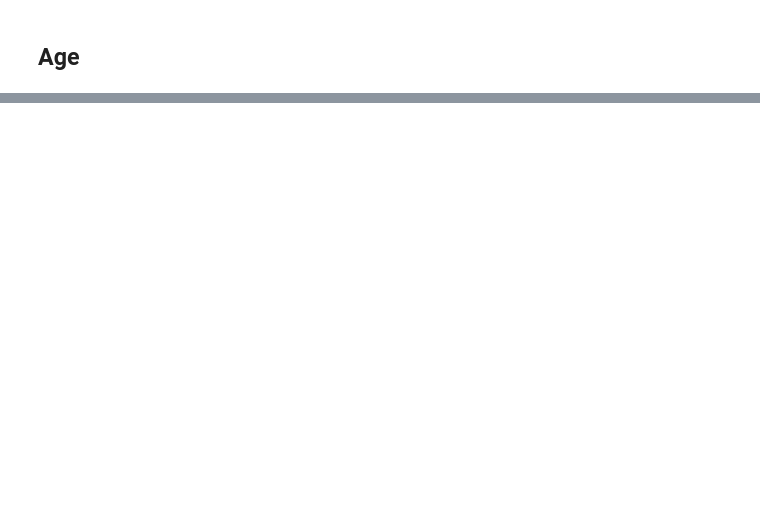
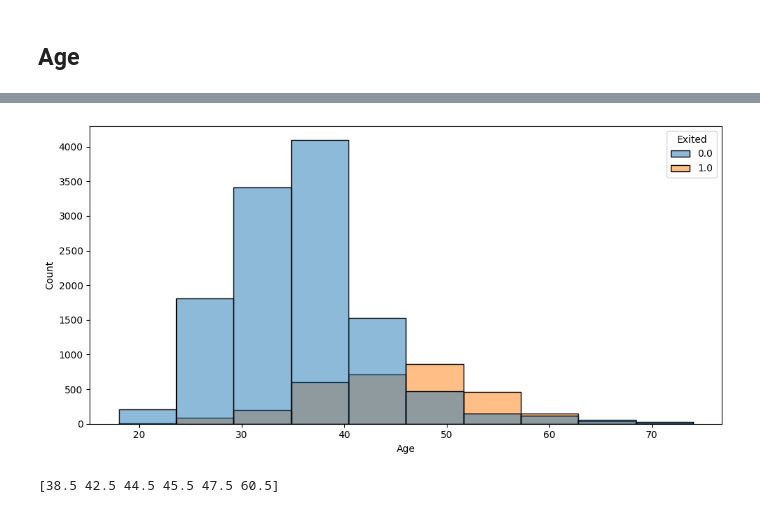
Before and after one commit to gavrilovAlikhan/ML-Practice, a Jupyter notebook: Bank Churn (MLinside)/bank_churn.ipynb, the cells around one changed output, grey strips where cells are left out. Saved outputs shown, nothing was run; the diff lists cells and outputs as text; code cells hidden in the pictures; blank space fills up the shorter version.

```diff
--- a/Bank Churn (MLinside)/bank_churn.ipynb
+++ b/Bank Churn (MLinside)/bank_churn.ipynb
@@ -172,11 +328,13 @@ ax = sns.countplot(
 # %%
-plt.figure(figsize=(10,8))
+plt.figure(figsize=(10,5))
 sns.histplot(
     data=train_df,
     x="Age",
     hue='Exited',
-    bins=60,
-    multiple='fill',
+    bins=10,
+    # multiple='fill',
 )
-plt.xticks(np.arange(18,75))
+# plt.xticks(np.arange(18,75))
 plt.tight_layout()
+# %% [output]
+[figure, added]
@@ -252,0 +341,14 @@ plt.show()
+# %%
+from sklearn.tree import DecisionTreeClassifier
+import numpy as np
+
+tree = DecisionTreeClassifier(max_leaf_nodes=7, min_samples_leaf=100, random_state=0)
+tree.fit(train_df[['Age']], train_df['Exited'])
+
+cuts = np.sort(tree.tree_.threshold[tree.tree_.threshold != -2])
+print(cuts)   # e.g. [34.5, 40.5, 45.5, ...]
+
+# train_df['age_bin'] = pd.cut(train_df['Age'], bins=[-np.inf, *cuts, np.inf])
+# train_df.groupby('age_bin', observed=True)['Exited'].agg(['mean', 'size'])
+# %% [output]
+[38.5 42.5 44.5 45.5 47.5 60.5]
```
Also changed, not shown: parts of 26 cells of this notebook.
